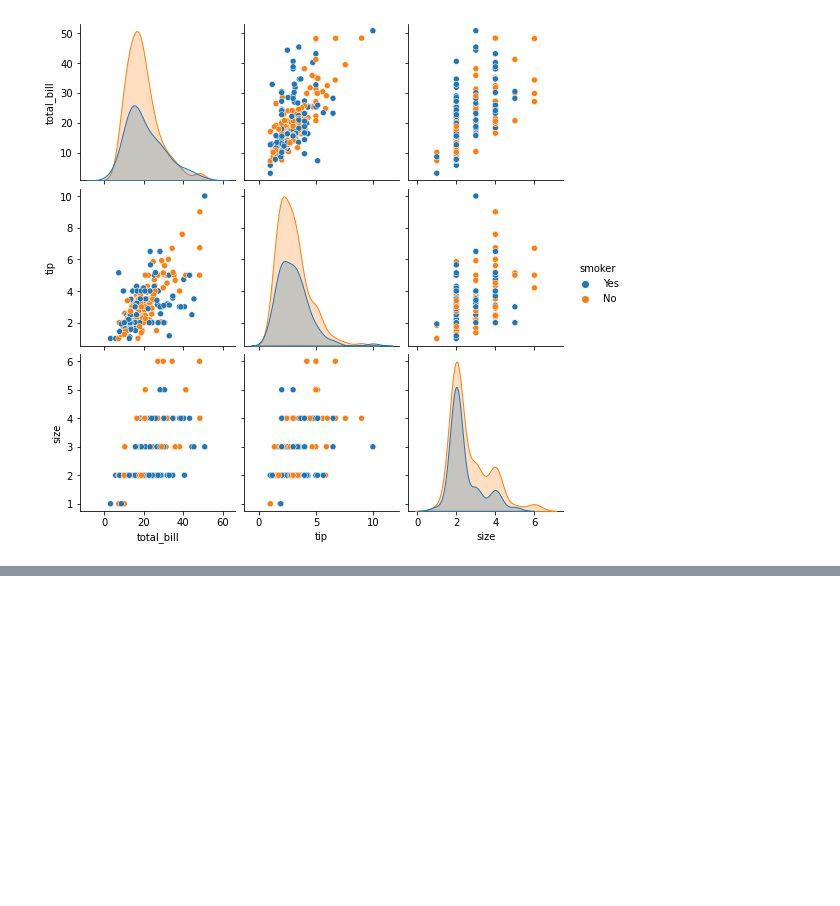
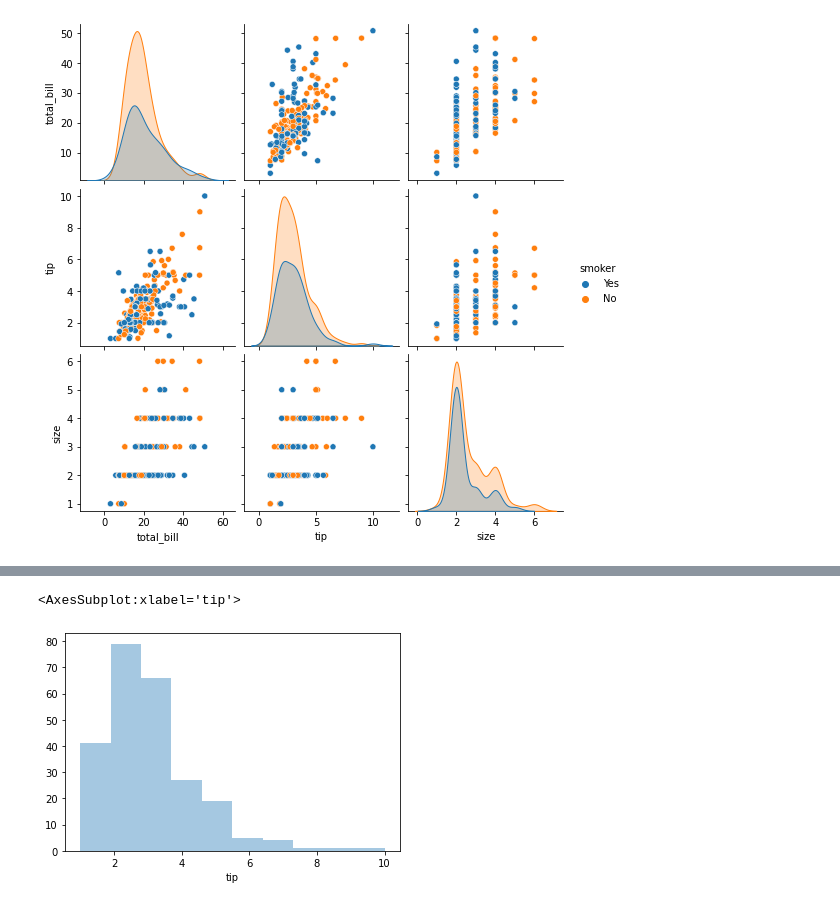
Before and after one commit to masrufjaman/python-basic, a Jupyter notebook: Seaborn - Distplot, Joinplot, Pairplot Part 1.ipynb, the cells around one changed output, grey strips where cells are left out. Cells and saved outputs as stored; diff of their text form; code cells hidden in the pictures; blank space fills up the shorter version.

```diff
--- a/Seaborn - Distplot, Joinplot, Pairplot Part 1.ipynb
+++ b/Seaborn - Distplot, Joinplot, Pairplot Part 1.ipynb
@@ -87,0 +96,5 @@ sns.pairplot(df, hue='smoker')
+# %%
+sns.distplot(df['tip'], kde=False, bins=10)
+# %% [output]
+<AxesSubplot:xlabel='tip'>
+[figure, added]
```
Also changed, not shown: parts of 2 cells of this notebook.
